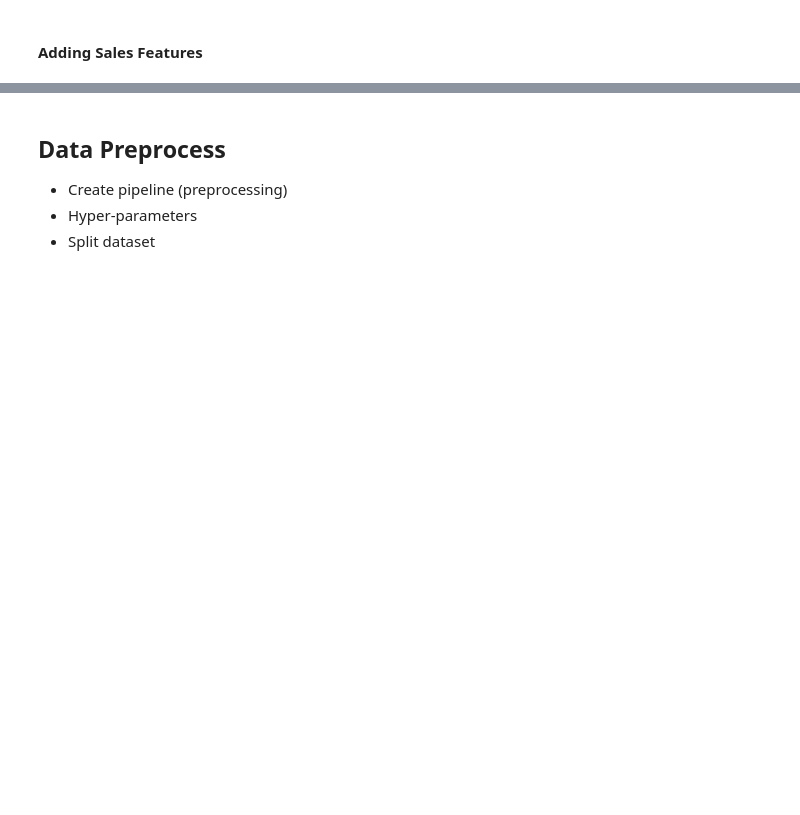
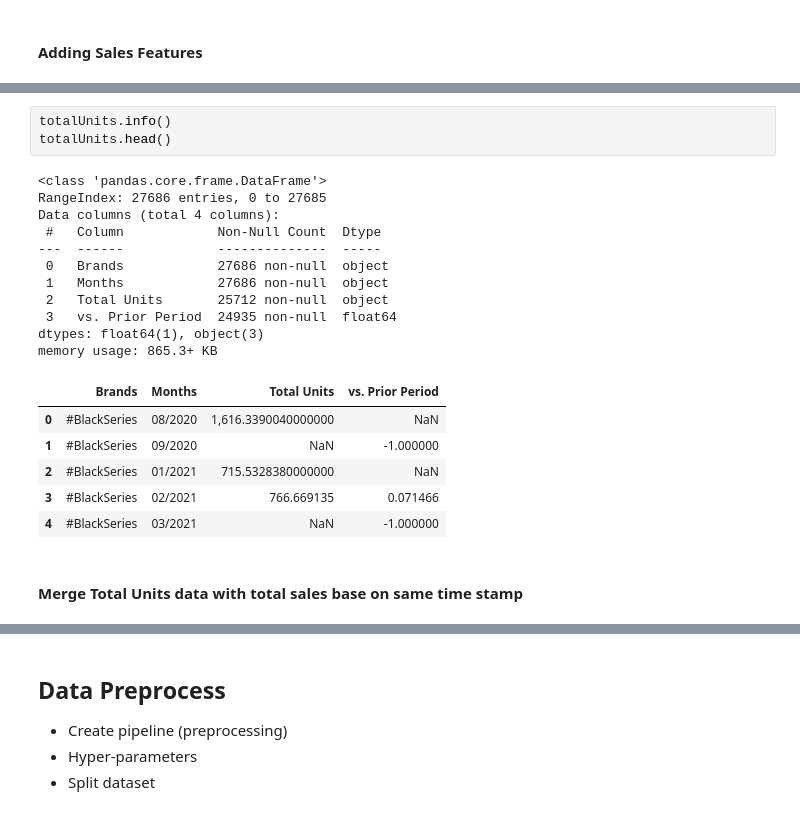
Before and after one commit to Mahipt/Marijuana_SalesPrediction, a Jupyter notebook: src/Sales_Prediction_v2.ipynb, the cells around one changed output, grey strips where cells are left out. Saved outputs shown, nothing was run; the diff lists cells and outputs as text; blank space fills up the shorter version.

```diff
--- a/src/Sales_Prediction_v2.ipynb
+++ b/src/Sales_Prediction_v2.ipynb
@@ -250,0 +283,23 @@ brandsData["710 Labs"].corr()
+# %%
+totalUnits.info()
+totalUnits.head()
+# %% [output]
+<class 'pandas.core.frame.DataFrame'>
+RangeIndex: 27686 entries, 0 to 27685
+Data columns (total 4 columns):
+ #   Column            Non-Null Count  Dtype
+---  ------            --------------  -----
+ 0   Brands            27686 non-null  object
+ 1   Months            27686 non-null  object
+ 2   Total Units       25712 non-null  object
+ 3   vs. Prior Period  24935 non-null  float64
+dtypes: float64(1), object(3)
+memory usage: 865.3+ KB
+|  | Brands | Months | Total Units | vs. Prior Period |
+| 0 | #BlackSeries | 08/2020 | 1,616.3390040000000 | NaN |
+| 1 | #BlackSeries | 09/2020 | NaN | -1.000000 |
+| 2 | #BlackSeries | 01/2021 | 715.5328380000000 | NaN |
+| 3 | #BlackSeries | 02/2021 | 766.669135 | 0.071466 |
+| 4 | #BlackSeries | 03/2021 | NaN | -1.000000 |
+# %% [markdown]
+#### Merge Total Units data with total sales base on same time stamp
```
Also changed, not shown: parts of 31 cells of this notebook, 1 other file.
